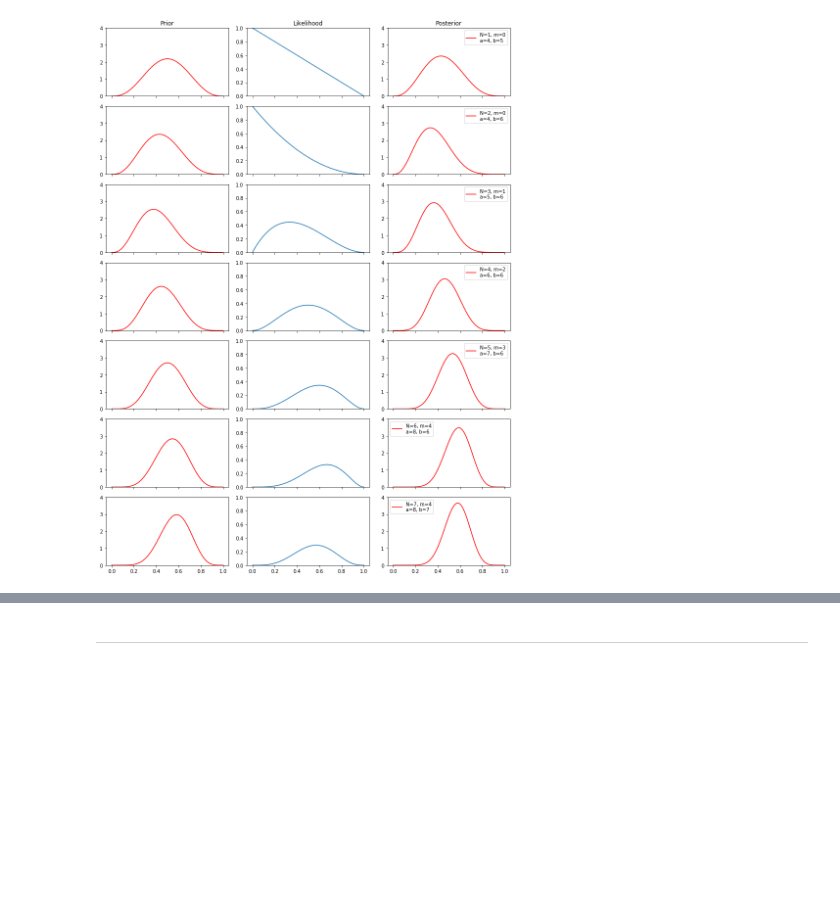
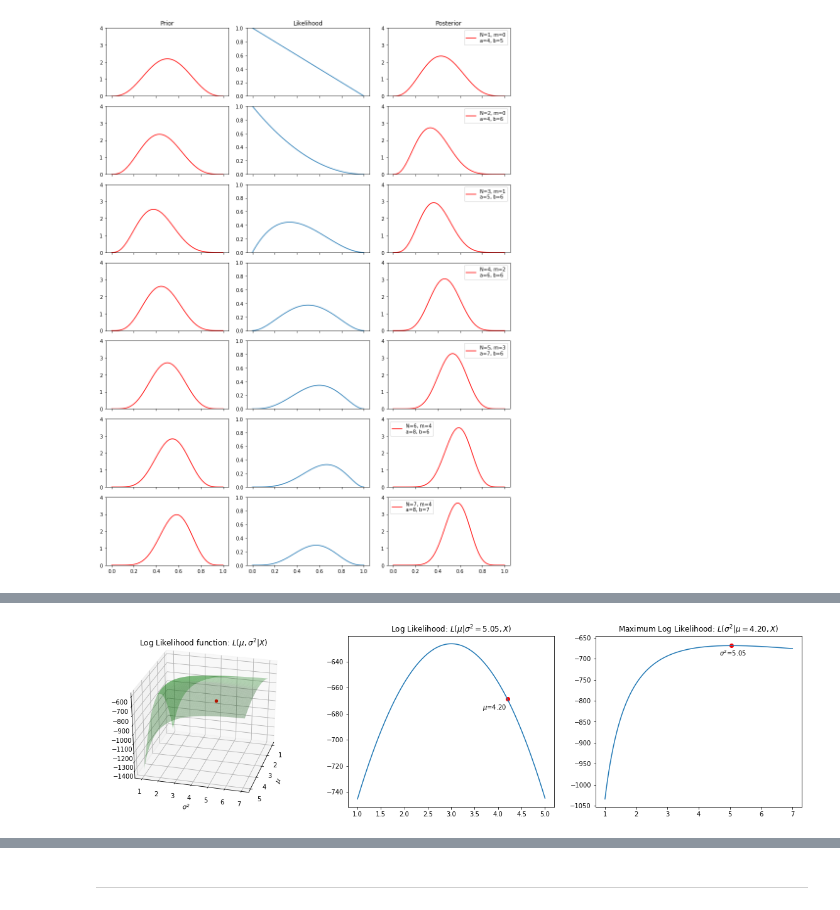
Before and after one commit to simonjisu/prml_study, a Jupyter notebook: notebooks/chapter-2/Probability.ipynb, the cells around one changed output, grey strips where cells are left out. Drawn from its saved outputs; the diff is of its cells as text; code cells hidden in the pictures; blank space fills up the shorter version.

```diff
--- a/notebooks/chapter-2/Probability.ipynb
+++ b/notebooks/chapter-2/Probability.ipynb
@@ -190,0 +303,5 @@ $\dfrac{\partial L}{\partial \mu} = \displaystyle\sum_{n=1}^N \Sigma^{-1}(\mathb
+# %%
+rand_idx = np.random.randint(0, N_points)
+draw_points(params, mu_index=rand_idx)
+# %% [output]
+[figure, added]
```
Also changed, not shown: parts of 24 cells of this notebook.
